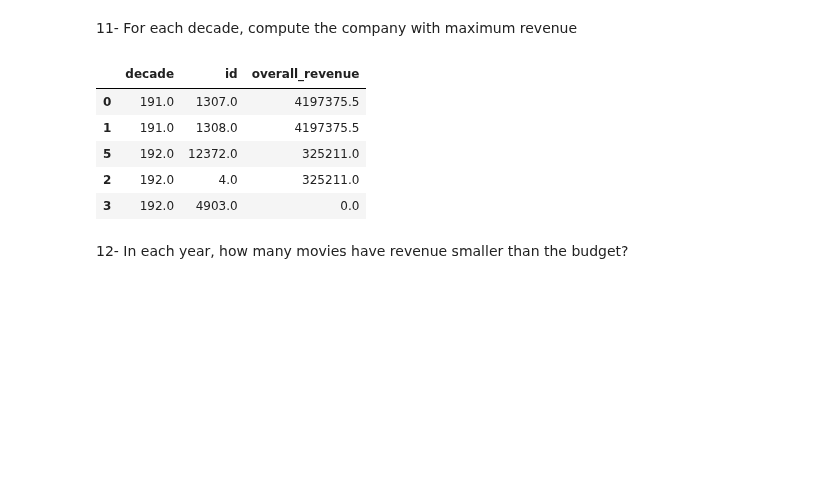
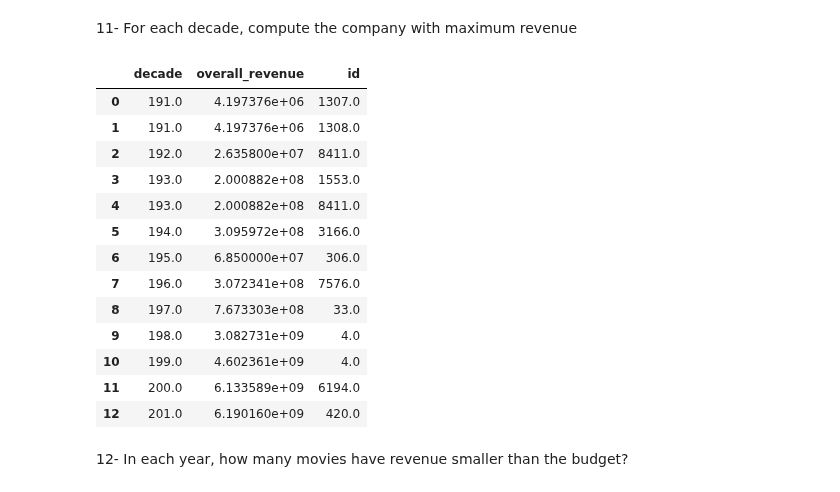
Before and after one commit to silviasantamaria/computerscience, a Jupyter notebook: NUOVO_PROJECT.ipynb, the cells around one changed output. Cells and saved outputs as stored; diff of their text form; code cells hidden in the pictures; blank space fills up the shorter version.

Commit message:
Es 11, ritorno al merge

```diff
--- a/NUOVO_PROJECT.ipynb
+++ b/NUOVO_PROJECT.ipynb
@@ -459,16 +459,24 @@ ALL_grouped.head()
 # %% [markdown]
 11- For each decade, compute the company with maximum revenue
 # %%
-ALL_grouped1= ALL[['id', 'decade','revenue/companies']].groupby(['decade', 'id']).sum().rename(index=str, columns={'revenue/companies':'overall_revenue'})
-ALL_grouped1= ALL_grouped1.reset_index()
-ALL_grouped1.loc[ALL_grouped1.groupby(['decade', 'id'])['overall_revenue'].idxmax()].head()
+ALL_grouped3= ALL[['id', 'decade','revenue/companies']].groupby(['decade', 'id']).sum().rename(index=str, columns={'revenue/companies':'overall_revenue'})
+ALL_grouped3= ALL_grouped3.groupby('decade').max()
+pd.merge(ALL_grouped3.reset_index(), ALL_grouped.reset_index(), on=['decade', 'overall_revenue'])
 # %% [output]
-|  | decade | id | overall_revenue |
-| 0 | 191.0 | 1307.0 | 4197375.5 |
-| 1 | 191.0 | 1308.0 | 4197375.5 |
-| 5 | 192.0 | 12372.0 | 325211.0 |
-| 2 | 192.0 | 4.0 | 325211.0 |
-| 3 | 192.0 | 4903.0 | 0.0 |
+|  | decade | overall_revenue | id |
+| 0 | 191.0 | 4.197376e+06 | 1307.0 |
+| 1 | 191.0 | 4.197376e+06 | 1308.0 |
+| 2 | 192.0 | 2.635800e+07 | 8411.0 |
+| 3 | 193.0 | 2.000882e+08 | 1553.0 |
+| 4 | 193.0 | 2.000882e+08 | 8411.0 |
+| 5 | 194.0 | 3.095972e+08 | 3166.0 |
+| 6 | 195.0 | 6.850000e+07 | 306.0 |
+| 7 | 196.0 | 3.072341e+08 | 7576.0 |
+| 8 | 197.0 | 7.673303e+08 | 33.0 |
+| 9 | 198.0 | 3.082731e+09 | 4.0 |
+| 10 | 199.0 | 4.602361e+09 | 4.0 |
+| 11 | 200.0 | 6.133589e+09 | 6194.0 |
+| 12 | 201.0 | 6.190160e+09 | 420.0 |
 # %% [markdown]
 12- In each year, how many movies have revenue smaller than the budget?
 # %%
```
